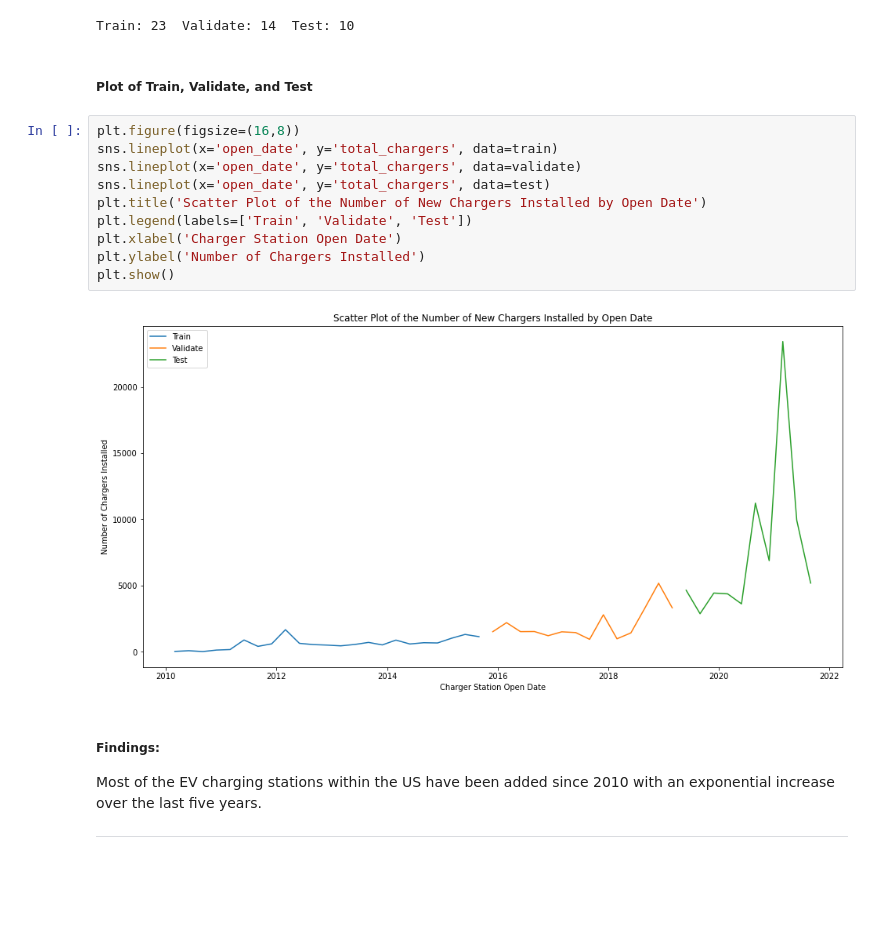
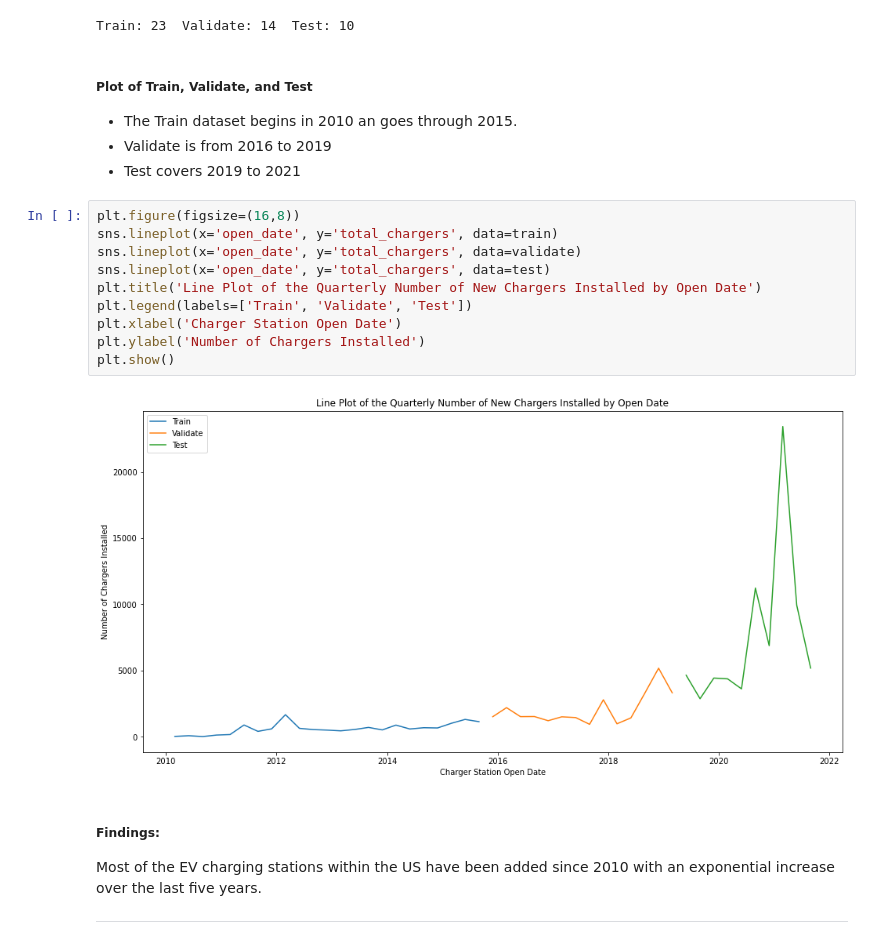
Before and after one commit to jeffakins/EV_Charger_Growth, a Jupyter notebook: individual_project.ipynb, the cells around one changed output. Drawn from its saved outputs; the diff is of its cells as text; blank space fills up the shorter version.

```diff
--- a/individual_project.ipynb
+++ b/individual_project.ipynb
@@ -165,18 +166,21 @@ print('Train:', len(train), ' Validate:', len(validate), ' Test:', len(test))
 Train: 23  Validate: 14  Test: 10
 # %% [markdown]
 ##### Plot of Train, Validate, and Test
+- The Train dataset begins in 2010 an goes through 2015.
+- Validate is from 2016 to 2019
+- Test covers 2019 to 2021
 # %%
 plt.figure(figsize=(16,8))
 sns.lineplot(x='open_date', y='total_chargers', data=train)
 sns.lineplot(x='open_date', y='total_chargers', data=validate)
 sns.lineplot(x='open_date', y='total_chargers', data=test)
-plt.title('Scatter Plot of the Number of New Chargers Installed by Open Date')
+plt.title('Line Plot of the Quarterly Number of New Chargers Installed by Open Date')
 plt.legend(labels=['Train', 'Validate', 'Test'])
 plt.xlabel('Charger Station Open Date')
 plt.ylabel('Number of Chargers Installed')
 plt.show()
 # %% [output]
-[figure, old version]
+[figure, new version]
 # %% [markdown]
 ##### Findings:
 Most of the EV charging stations within the US have been added since 2010 with an exponential increase over the last five years.
```
Also changed, not shown: parts of 7 cells of this notebook, 1 other file.
